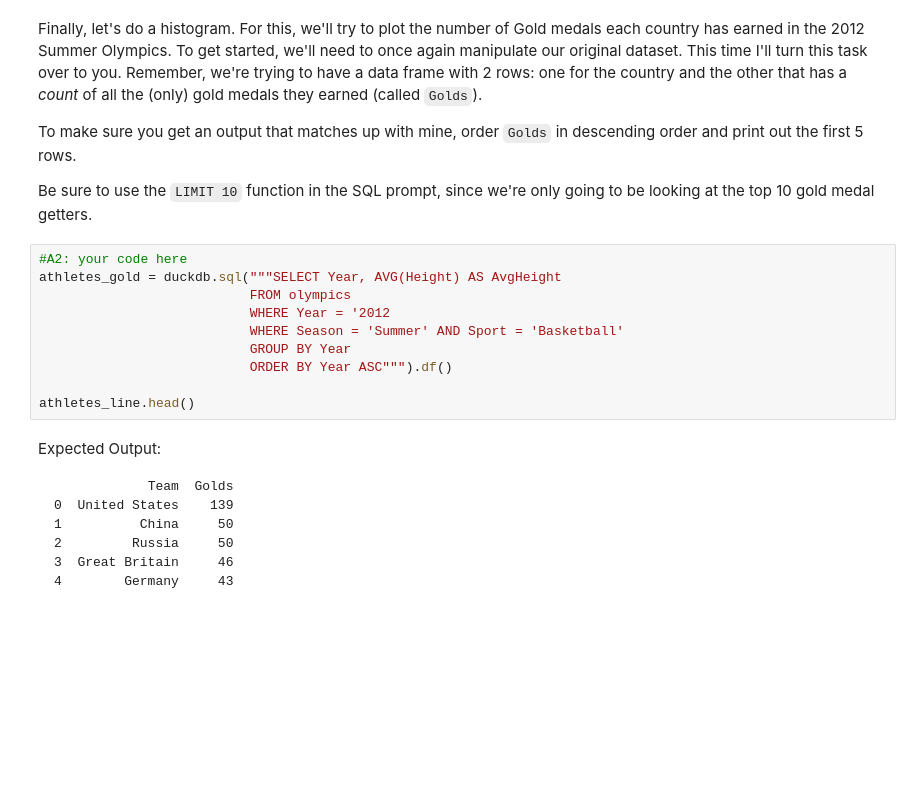
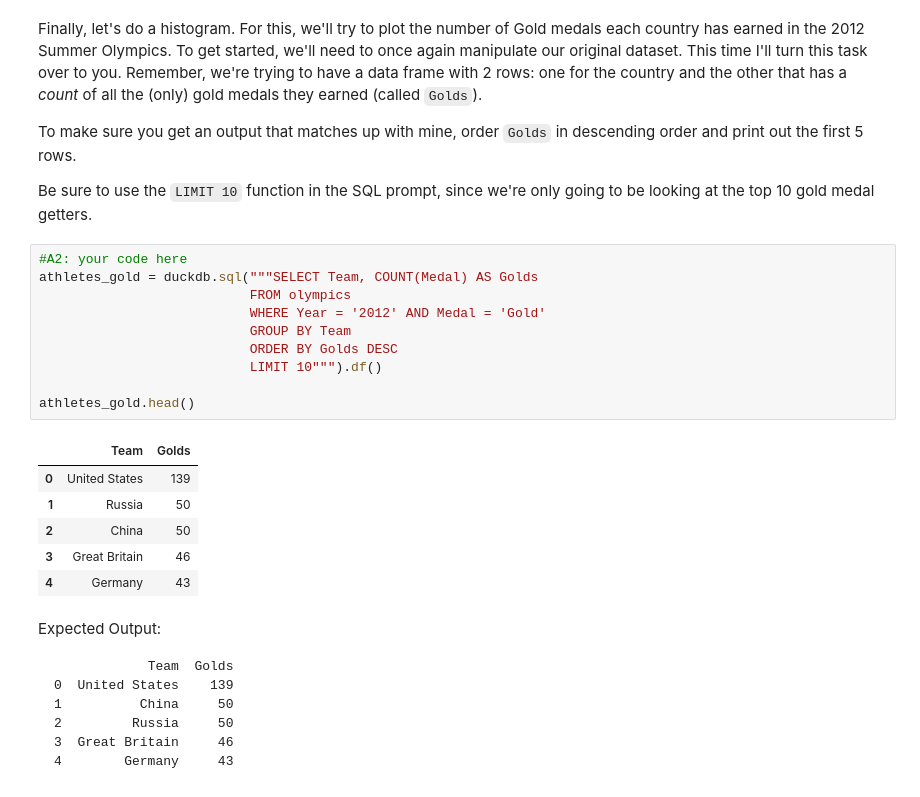
Before and after one commit to IshaNagireddy/cdj_nme, a Jupyter notebook: workbook3.ipynb, the cells around one changed output. Cells and saved outputs as stored; diff of their text form; blank space fills up the shorter version.

```diff
--- a/workbook3.ipynb
+++ b/workbook3.ipynb
@@ -138,14 +139,21 @@ To make sure you get an output that matches up with mine, order `Golds` in desce
 Be sure to use the `LIMIT 10` function in the SQL prompt, since we're only going to be looking at the top 10 gold medal getters.
 # %%
 #A2: your code here
-athletes_gold = duckdb.sql("""SELECT Year, AVG(Height) AS AvgHeight
+athletes_gold = duckdb.sql("""SELECT Team, COUNT(Medal) AS Golds
                            FROM olympics
-                           WHERE Year = '2012
-                           WHERE Season = 'Summer' AND Sport = 'Basketball'
-                           GROUP BY Year
-                           ORDER BY Year ASC""").df()
+                           WHERE Year = '2012' AND Medal = 'Gold'
+                           GROUP BY Team
+                           ORDER BY Golds DESC
+                           LIMIT 10""").df()
 
-athletes_line.head()
+athletes_gold.head()
+# %% [output]
+|  | Team | Golds |
+| 0 | United States | 139 |
+| 1 | Russia | 50 |
+| 2 | China | 50 |
+| 3 | Great Britain | 46 |
+| 4 | Germany | 43 |
 # %% [markdown]
 Expected Output:
 
```
Also changed, not shown: parts of 4 cells of this notebook, 1 other file.
